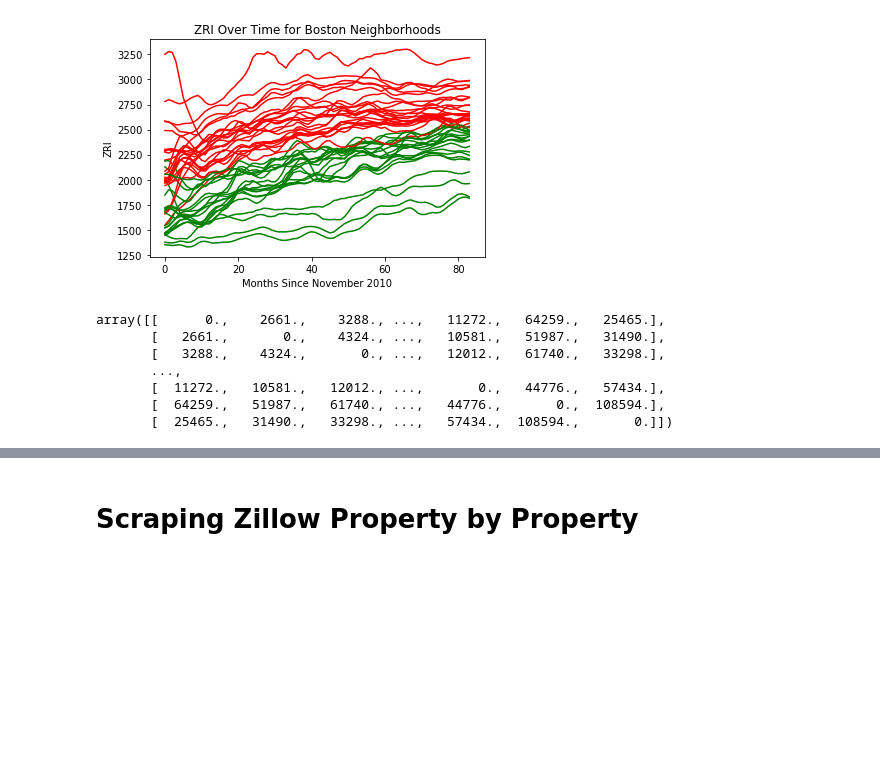
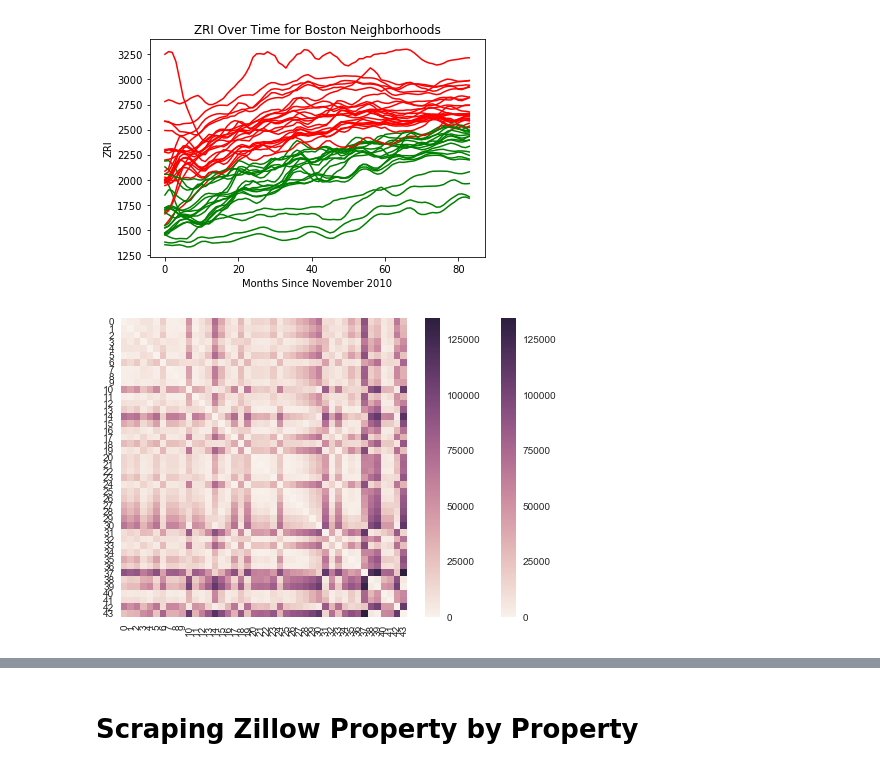
Before and after one commit to weizhongg/Boston-rental-prices-CS-506-project, a Jupyter notebook: Final Project.ipynb, the cells around one changed output, grey strips where cells are left out. Drawn from its saved outputs; the diff is of its cells as text; code cells hidden in the pictures; blank space fills up the shorter version.

Commit message:
Graphs of most / least similar, heatmap

```diff
--- a/Final Project.ipynb
+++ b/Final Project.ipynb
@@ -207,13 +208,9 @@ for i in range(0, len(timeSeries.index)):
     for j in range(0, len(timeSeries.index)):
         j_user = timeSeries.ix[j]
         similarity[i, j] = dtw(i_user, j_user)
-# %%
-similarity
-# %% [output]
-array([[      0.,    2661.,    3288., ...,   11272.,   64259.,   25465.],
-       [   2661.,       0.,    4324., ...,   10581.,   51987.,   31490.],
-       [   3288.,    4324.,       0., ...,   12012.,   61740.,   33298.],
-       ...,
-       [  11272.,   10581.,   12012., ...,       0.,   44776.,   57434.],
-       [  64259.,   51987.,   61740., ...,   44776.,       0.,  108594.],
-       [  25465.,   31490.,   33298., ...,   57434.,  108594.,       0.]])
+# %%
+#make heatmap
+heatmap(similarity)
+pyplot.show()
+# %% [output]
+[figure, added]
```
Also changed, not shown: parts of 3 cells of this notebook.
